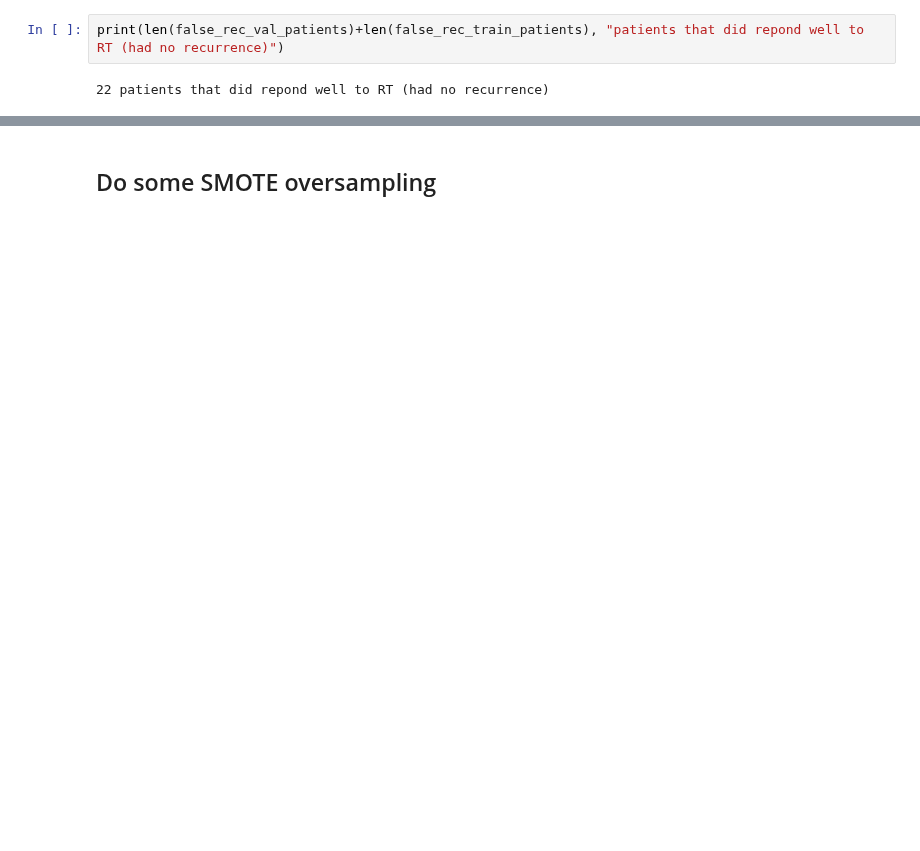
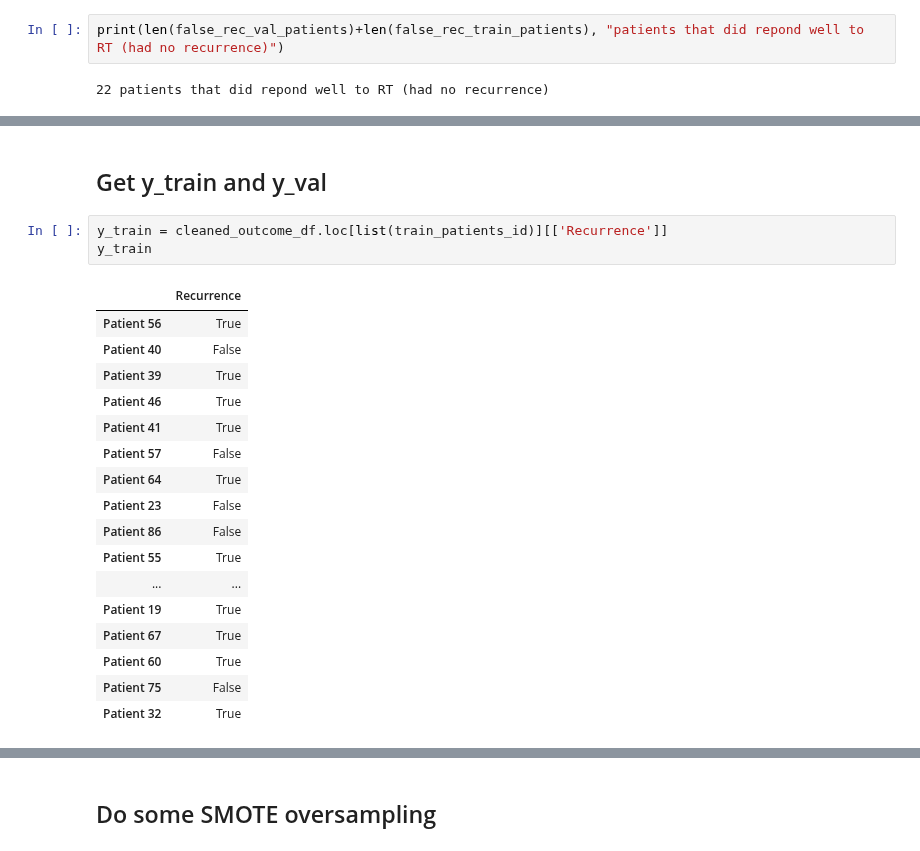
Before and after one commit to ftach/delta-rad, a Jupyter notebook: feature-selection.ipynb, the cells around one changed output, grey strips where cells are left out. Drawn from its saved outputs; the diff is of its cells as text; blank space fills up the shorter version.

```diff
--- a/feature-selection.ipynb
+++ b/feature-selection.ipynb
@@ -385,0 +440,23 @@ print(len(false_rec_val_patients)+len(false_rec_train_patients), "patients that
+# %% [markdown]
+## Get y_train and y_val
+# %%
+y_train = cleaned_outcome_df.loc[list(train_patients_id)][['Recurrence']]
+y_train
+# %% [output]
+|  | Recurrence |
+| Patient 56 | True |
+| Patient 40 | False |
+| Patient 39 | True |
+| Patient 46 | True |
+| Patient 41 | True |
+| Patient 57 | False |
+| Patient 64 | True |
+| Patient 23 | False |
+| Patient 86 | False |
+| Patient 55 | True |
+| ... | ... |
+| Patient 19 | True |
+| Patient 67 | True |
+| Patient 60 | True |
+| Patient 75 | False |
+| Patient 32 | True |
```
Also changed, not shown: parts of 33 cells of this notebook, 1 other file.
